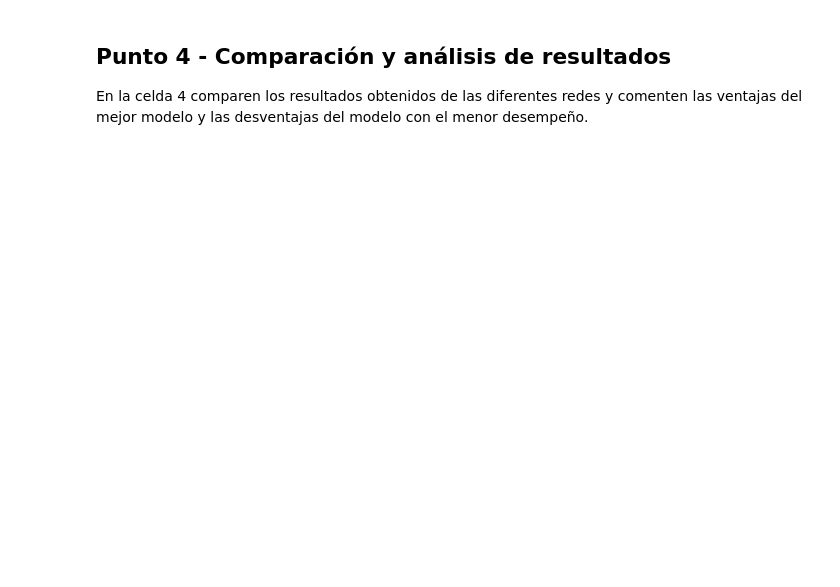
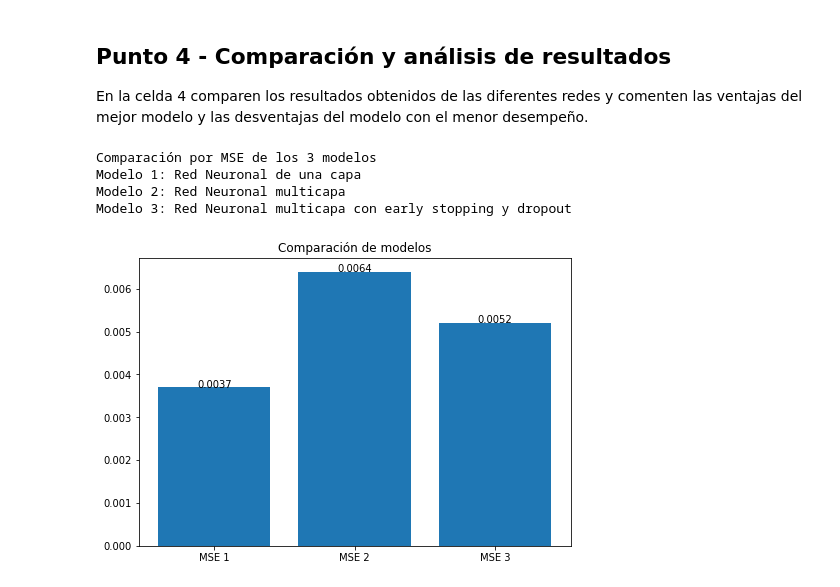
Before and after one commit to dsmunoz34/ML_NLP, a Jupyter notebook: Semana 6/S6TC1-Redes_Neuronales.ipynb, the cells around one changed output. Drawn from its saved outputs; the diff is of its cells as text; code cells hidden in the pictures; blank space fills up the shorter version.

```diff
--- a/Semana 6/S6TC1-Redes_Neuronales.ipynb
+++ b/Semana 6/S6TC1-Redes_Neuronales.ipynb
@@ -174,0 +217,27 @@ En la celda 4 comparen los resultados obtenidos de las diferentes redes y coment
+# %%
+# Celda 4
+
+import matplotlib.pyplot as plt
+
+print('Comparación por MSE de los 3 modelos')
+print("Modelo 1: Red Neuronal de una capa \nModelo 2: Red Neuronal multicapa \nModelo 3: Red Neuronal multicapa con early stopping y dropout")
+fig = plt.figure()
+ax = fig.add_axes([0,0,1,1])
+ax.set_title("Comparación de modelos")
+ejeX = ['MSE 1', 'MSE 2', 'MSE 3']
+ejeY = [round(mse_1, 4), round(mse_2, 4), round(mse_3, 4)]
+ax.bar(ejeX,ejeY)
+
+def addlabels(x,y,plotP):
+    for i in range(len(x)):
+        plotP.text(i,y[i],y[i],ha='center')
+
+addlabels(ejeX,ejeY,plt)
+
+plt.show()
+# %% [output]
+Comparación por MSE de los 3 modelos
+Modelo 1: Red Neuronal de una capa
+Modelo 2: Red Neuronal multicapa
+Modelo 3: Red Neuronal multicapa con early stopping y dropout
+[figure, added]
```
Also changed, not shown: parts of 7 cells of this notebook.
